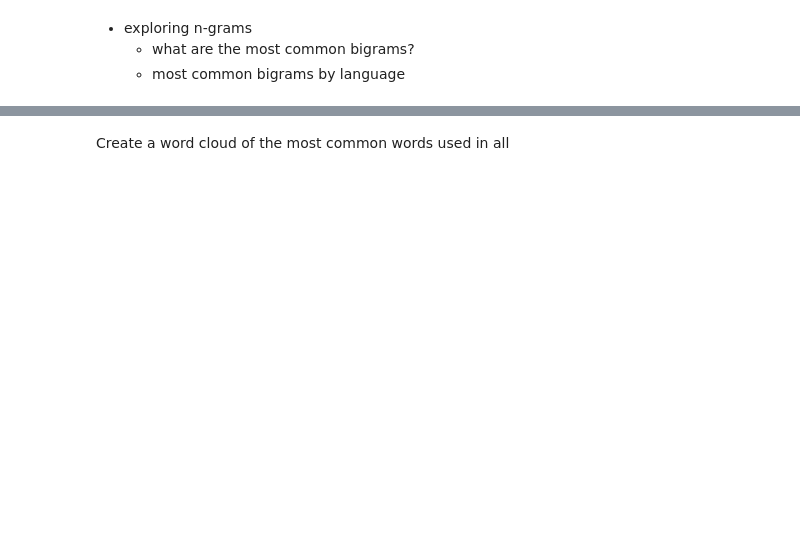
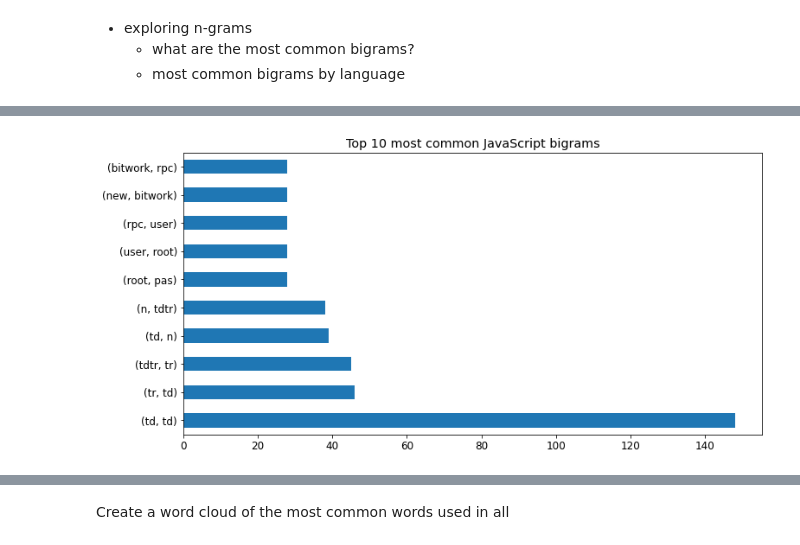
Before and after one commit to TeamAwesomeQuackers/NLP_Project, a Jupyter notebook: Workbooks/Whitaker_Explore_NLP.ipynb, the cells around one changed output, grey strips where cells are left out. Cells and saved outputs as stored; diff of their text form; code cells hidden in the pictures; blank space fills up the shorter version.

```diff
--- a/Workbooks/Whitaker_Explore_NLP.ipynb
+++ b/Workbooks/Whitaker_Explore_NLP.ipynb
@@ -512,7 +524,9 @@ plt.title('Top 10 most common C++ bigrams');
 # %%
-# most common Wikitext bigrams
+# most common JavaScript bigrams
 
 plt.figure(figsize=(12, 6))
-pd.Series(nltk.bigrams(wiki_words.split())).value_counts().head(10).plot.barh()
-plt.title('Top 10 most common Wikitext bigrams');
+pd.Series(nltk.bigrams(javascript_words.split())).value_counts().head(10).plot.barh()
+plt.title('Top 10 most common JavaScript bigrams');
+# %% [output]
+[figure, added]
 # %%
```
Also changed, not shown: parts of 68 cells of this notebook.
